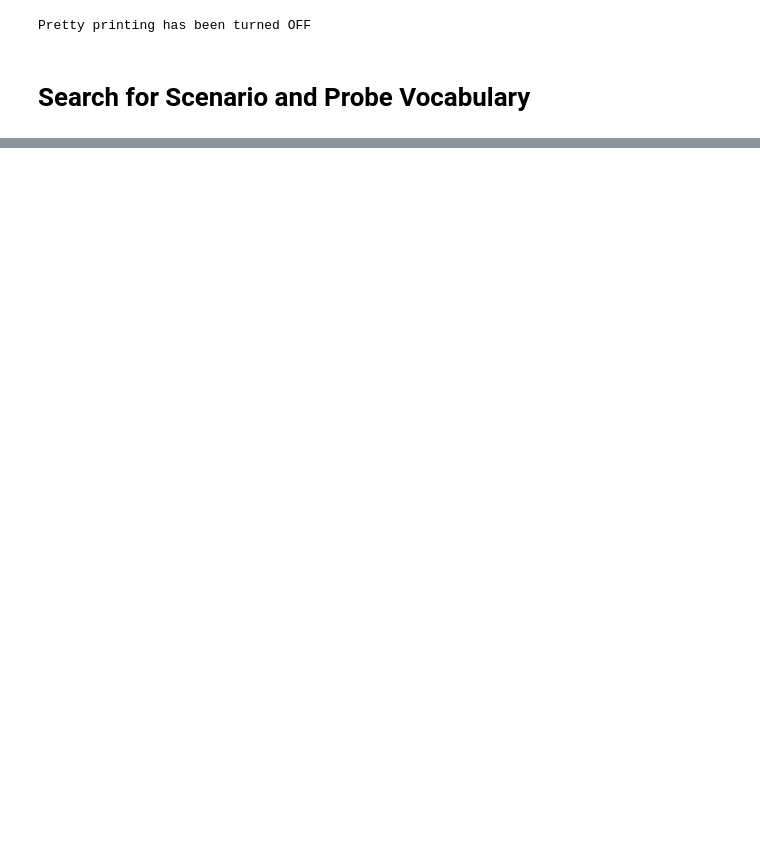
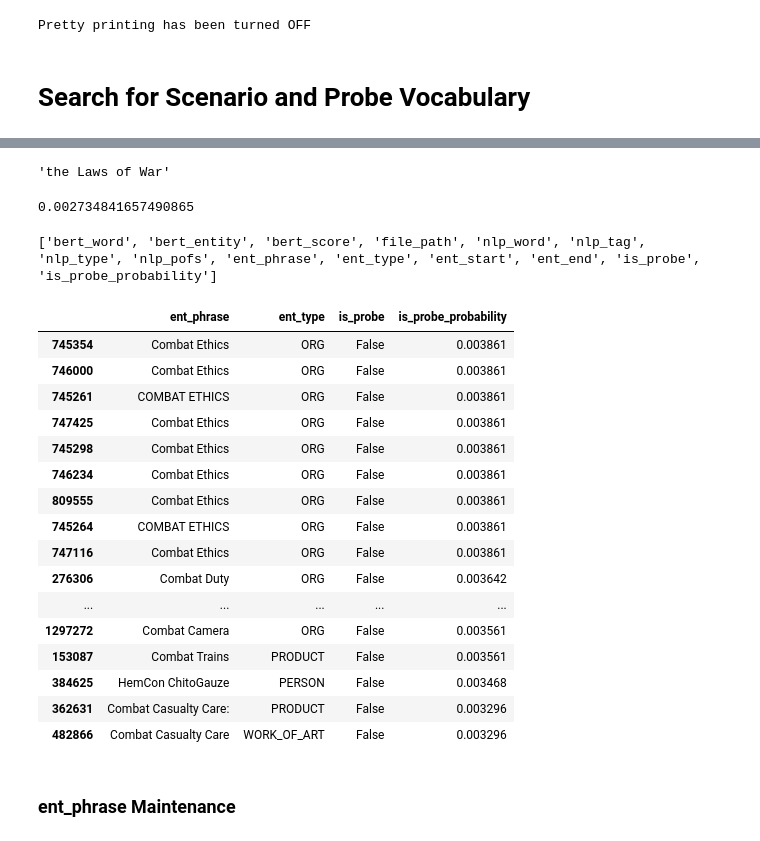
Before and after one commit to dbabbitt/itm-analysis-reporting-1, a Jupyter notebook: explorations/Search for Scenario and Probe Vocabulary.ipynb, the cells around one changed output, grey strips where cells are left out. Drawn from its saved outputs; the diff is of its cells as text; code cells hidden in the pictures; blank space fills up the shorter version.

```diff
--- a/explorations/Search for Scenario and Probe Vocabulary.ipynb
+++ b/explorations/Search for Scenario and Probe Vocabulary.ipynb
@@ -108,0 +210,25 @@ df.dropna(axis='columns', how='all').T.to_dict()
+# %%
+
+from sklearn.feature_extraction.text import CountVectorizer, TfidfTransformer
+from sklearn.linear_model import SGDClassifier
+
+vectorizer = CountVectorizer(
+    lowercase=True, ngram_range=(1, 3)
+)
+tfidf_transformer = TfidfTransformer(
+    norm='l1', smooth_idf=True, sublinear_tf=False, use_idf=True
+)
+classifier = SGDClassifier(loss='log_loss', warm_start=True)
+mask_series = domain_doc_ners_df.ent_phrase.isnull()
+columns_list = ['ent_phrase', 'is_probe']
+df = domain_doc_ners_df[~mask_series][columns_list]
+df.is_probe = df.is_probe.map(
+    lambda x: {True: 1, False: 0}.get(x, x)
+)
+train_data_list = df.ent_phrase.tolist()
+train_labels_list = df.is_probe.values
+X_train_counts = vectorizer.fit_transform(train_data_list)
+X_train_tfidf = tfidf_transformer.fit_transform(X_train_counts)
+
+# Train on initial data
+classifier.fit(X_train_tfidf, train_labels_list)
@@ -108,0 +237,48 @@ df.dropna(axis='columns', how='all').T.to_dict()
+# %%
+
+mask_series = domain_doc_ners_df.ent_phrase.isnull()
+sample_ent_phrase = domain_doc_ners_df[~mask_series].sample(1).ent_phrase.squeeze()
+display(sample_ent_phrase)
+X_test = tfidf_transformer.transform(vectorizer.transform([sample_ent_phrase])).toarray()
+display(classifier.predict_proba(X_test)[0][1])
+# %% [output]
+'the Laws of War'
+0.002734841657490865
+# %%
+
+if 'is_probe_probability' not in domain_doc_ners_df.columns: domain_doc_ners_df['is_probe_probability'] = 0.0
+mask_series = domain_doc_ners_df.ent_phrase.isnull()
+domain_doc_ners_df.loc[~mask_series, 'is_probe_probability'] = domain_doc_ners_df[~mask_series].ent_phrase.map(
+    lambda x: classifier.predict_proba(tfidf_transformer.transform(vectorizer.transform([x])).toarray())[0][1]
+)
+# %%
+
+mask_series = ~domain_doc_ners_df.is_probe & (domain_doc_ners_df.is_probe_probability > 0.0)
+analysis_columns = [
+    'bert_word', 'bert_entity', 'bert_score', 'nlp_word', 'nlp_tag', 'nlp_type', 'nlp_pofs', 'ent_phrase', 'ent_type',
+    'is_probe', 'is_probe_probability'
+]
+print(domain_doc_ners_df.columns.tolist())
+display(domain_doc_ners_df[mask_series][analysis_columns].sort_values('is_probe_probability', ascending=False).head(60).tail(20).dropna(axis='columns', how='all'))
+# %% [output]
+['bert_word', 'bert_entity', 'bert_score', 'file_path', 'nlp_word', 'nlp_tag', 'nlp_type', 'nlp_pofs', 'ent_phrase', 'ent_type', 'ent_start', 'ent_end', 'is_probe', 'is_probe_probability']
+|  | ent_phrase | ent_type | is_probe | is_probe_probability |
+| 745354 | Combat Ethics | ORG | False | 0.003861 |
+| 746000 | Combat Ethics | ORG | False | 0.003861 |
+| 745261 | COMBAT ETHICS | ORG | False | 0.003861 |
+| 747425 | Combat Ethics | ORG | False | 0.003861 |
+| 745298 | Combat Ethics | ORG | False | 0.003861 |
+| 746234 | Combat Ethics | ORG | False | 0.003861 |
+| 809555 | Combat Ethics | ORG | False | 0.003861 |
+| 745264 | COMBAT ETHICS | ORG | False | 0.003861 |
+| 747116 | Combat Ethics | ORG | False | 0.003861 |
+| 276306 | Combat Duty | ORG | False | 0.003642 |
+| ... | ... | ... | ... | ... |
+| 1297272 | Combat Camera | ORG | False | 0.003561 |
+| 153087 | Combat Trains | PRODUCT | False | 0.003561 |
+| 384625 | HemCon ChitoGauze | PERSON | False | 0.003468 |
+| 362631 | Combat Casualty Care: | PRODUCT | False | 0.003296 |
+| 482866 | Combat Casualty Care | WORK_OF_ART | False | 0.003296 |
+# %% [markdown]
+
+### ent_phrase Maintenance
```
Also changed, not shown: parts of 31 cells of this notebook, 7 other files.
